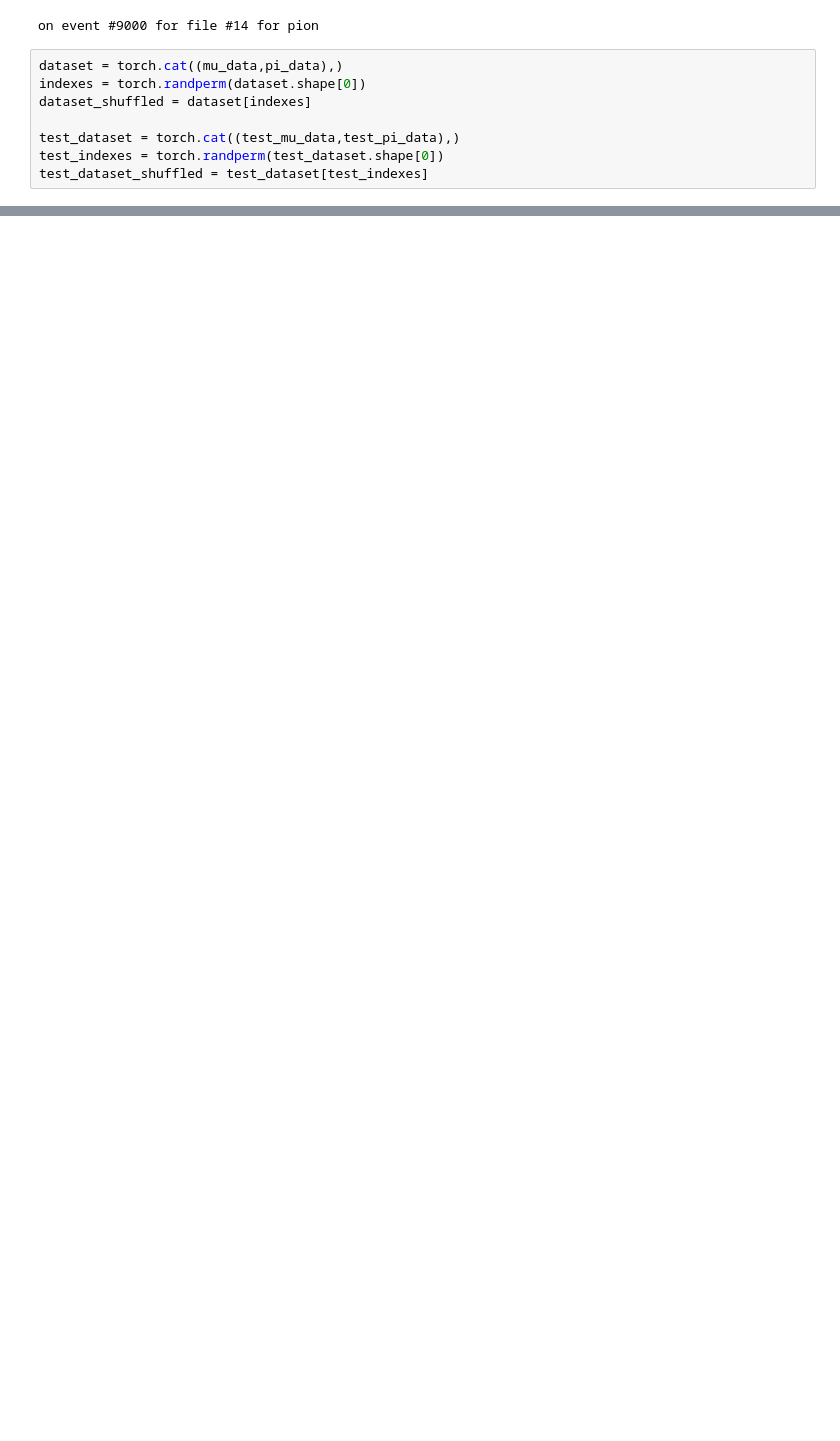
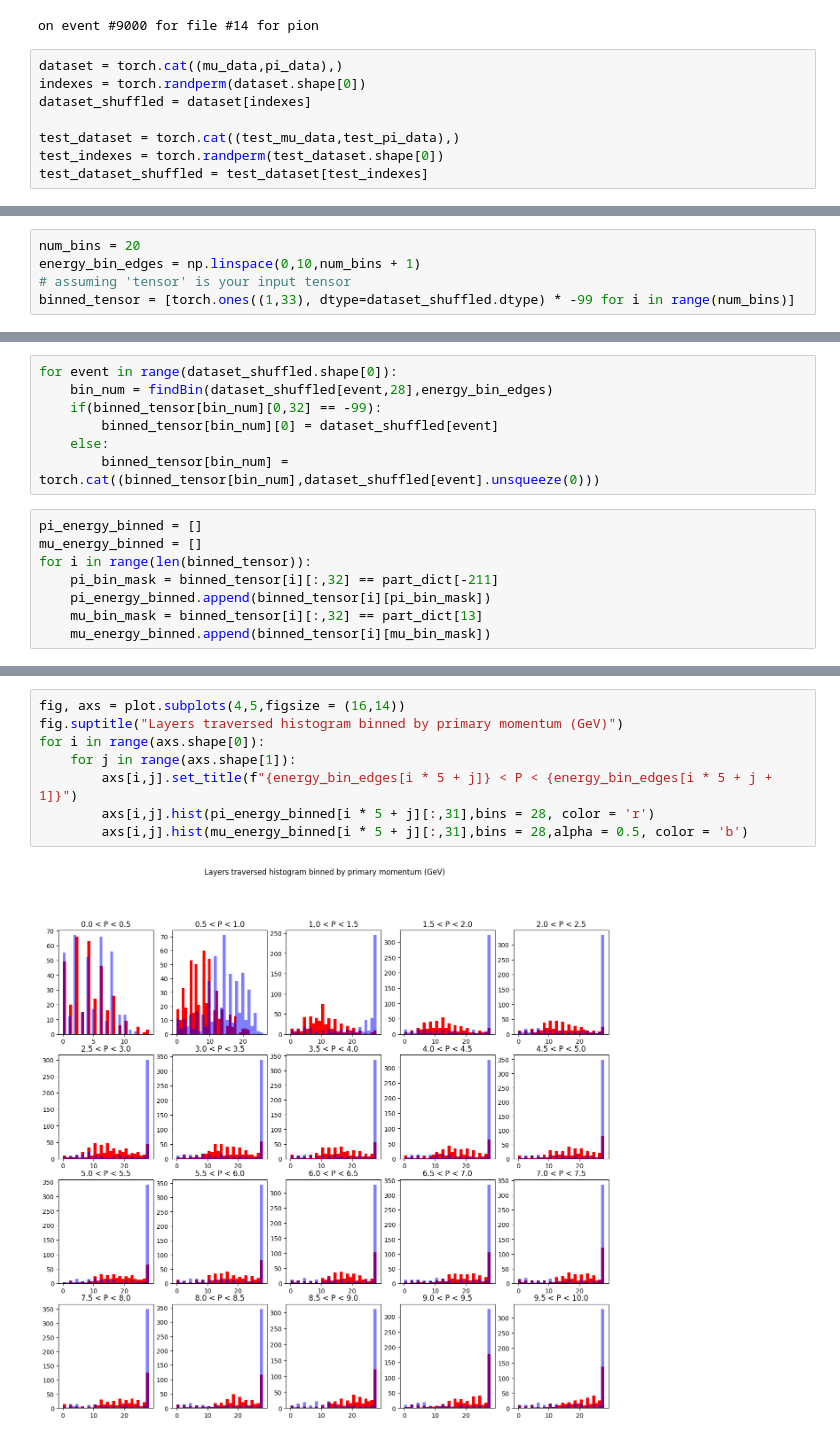
Before and after one commit to RowanKell/work_eic, a Jupyter notebook: macros/Variation/ML.ipynb, the cells around one changed output, grey strips where cells are left out. Drawn from its saved outputs; the diff is of its cells as text; blank space fills up the shorter version.

```diff
--- a/macros/Variation/ML.ipynb
+++ b/macros/Variation/ML.ipynb
@@ -349,0 +117,5 @@ def find_layer_traversed():
+# %%
+num_bins = 20
+energy_bin_edges = np.linspace(0,10,num_bins + 1)
+# assuming 'tensor' is your input tensor
+binned_tensor = [torch.ones((1,33), dtype=dataset_shuffled.dtype) * -99 for i in range(num_bins)]
@@ -349,0 +127,15 @@ def find_layer_traversed():
+# %%
+for event in range(dataset_shuffled.shape[0]):
+    bin_num = findBin(dataset_shuffled[event,28],energy_bin_edges)
+    if(binned_tensor[bin_num][0,32] == -99):
+        binned_tensor[bin_num][0] = dataset_shuffled[event]
+    else:
+        binned_tensor[bin_num] = torch.cat((binned_tensor[bin_num],dataset_shuffled[event].unsqueeze(0)))
+# %%
+pi_energy_binned = []
+mu_energy_binned = []
+for i in range(len(binned_tensor)):
+    pi_bin_mask = binned_tensor[i][:,32] == part_dict[-211]
+    pi_energy_binned.append(binned_tensor[i][pi_bin_mask])
+    mu_bin_mask = binned_tensor[i][:,32] == part_dict[13]
+    mu_energy_binned.append(binned_tensor[i][mu_bin_mask])
@@ -349,0 +146,10 @@ def find_layer_traversed():
+# %%
+fig, axs = plot.subplots(4,5,figsize = (16,14))
+fig.suptitle("Layers traversed histogram binned by primary momentum (GeV)")
+for i in range(axs.shape[0]):
+    for j in range(axs.shape[1]):
+        axs[i,j].set_title(f"{energy_bin_edges[i * 5 + j]} < P < {energy_bin_edges[i * 5 + j + 1]}")
+        axs[i,j].hist(pi_energy_binned[i * 5 + j][:,31],bins = 28, color = 'r')
+        axs[i,j].hist(mu_energy_binned[i * 5 + j][:,31],bins = 28,alpha = 0.5, color = 'b')
+# %% [output]
+[figure, added]
```
Also changed, not shown: parts of 25 cells of this notebook, 1 other file.
